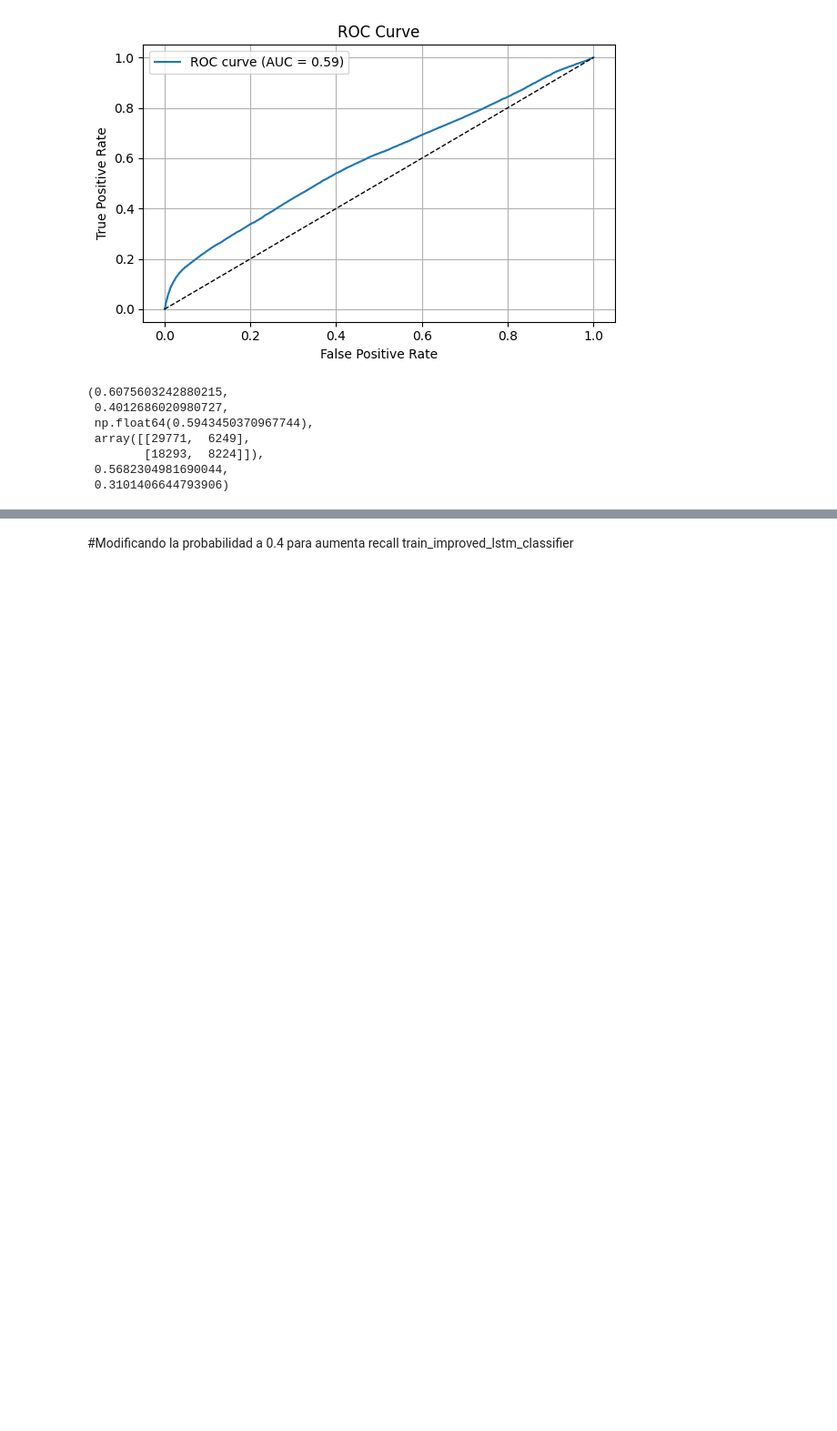
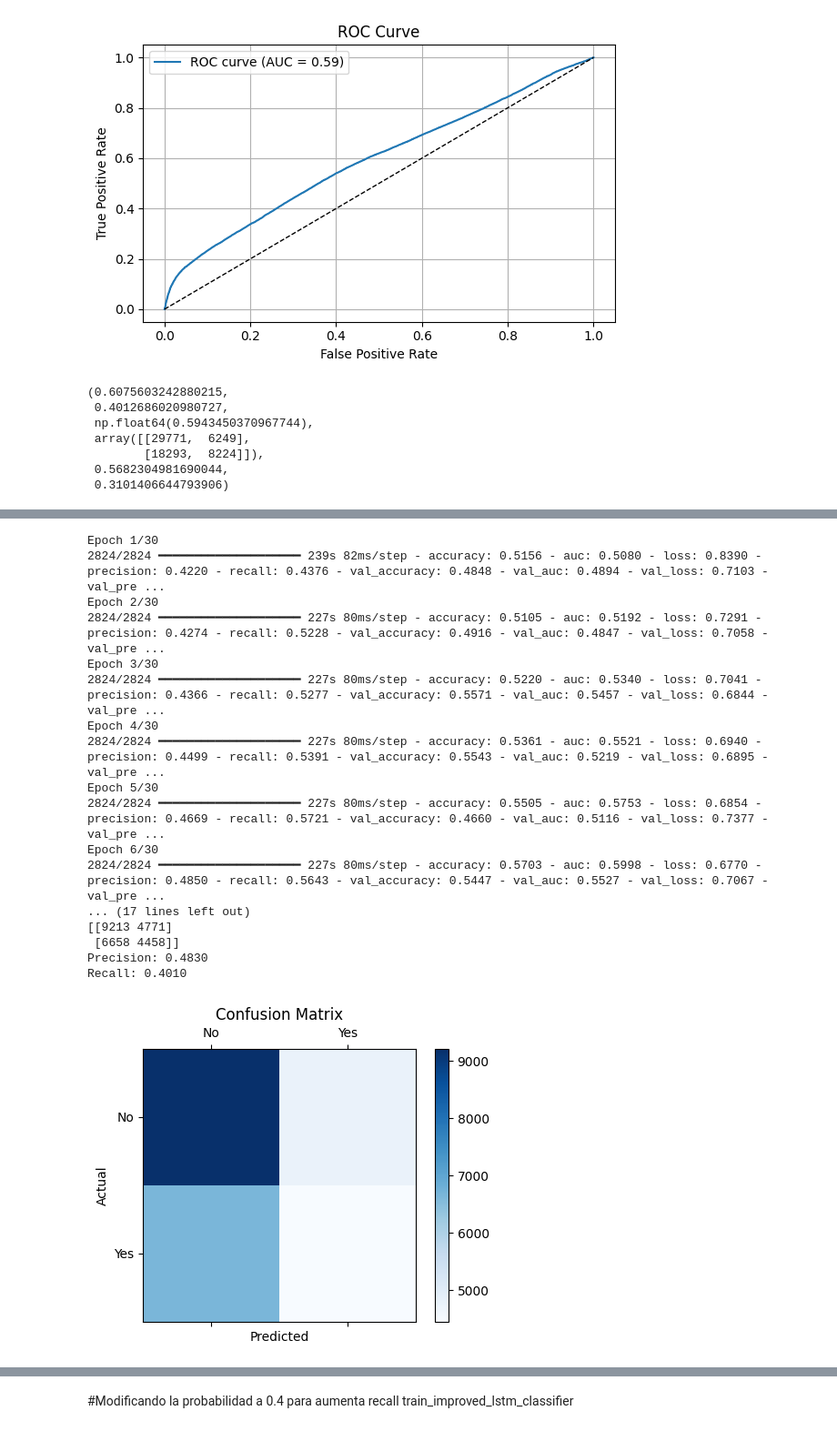
Before and after one commit to jorgegarciaotero/tfm_azureml, a Jupyter notebook: trainings/experimentacion_lstm_corregido.ipynb, the cells around one changed output, grey strips where cells are left out. Shown: that part at 91% size. Drawn from its saved outputs; the diff is of its cells as text; code cells hidden in the pictures; blank space fills up the shorter version.

```diff
--- a/trainings/experimentacion_lstm_corregido.ipynb
+++ b/trainings/experimentacion_lstm_corregido.ipynb
@@ -791,3 +865,62 @@ Recall: 0.3101
         [18293,  8224]]),
  0.5682304981690044,
  0.3101406644793906)
+# %%
+# Selección de top 20 símbolos con más histórico y sequence_length = 500
+top_symbols = (
+    df_full.groupby("symbol")
+    .size()
+    .sort_values(ascending=False)
+    .head(20)
+    .index
+)
+df_clean = df_full[df_full["symbol"].isin(top_symbols)].copy()
+df_clean = df_clean.sort_values(by=["symbol", "date"])
+
+
+# Limpieza con imputación
+df_clean = clean_columns(df_clean)
+
+# Preprocesado (sin imputar aquí)
+targets = ['target_3m', 'target_6m', 'target_1y']
+df_processed_minmax, scaler_minmax = prepare_data(
+    df_clean,
+    targets=targets
+)
+
+
+# Secuenciado correcto por símbolo
+target_column = 'target_6m'
+sequence_length = 500
+X_train, X_test, y_train, y_test = build_and_split_sequences_by_symbol(
+    df_processed_minmax,
+    target_column=target_column,
+    sequence_length=sequence_length,
+    test_size=0.2
+)
+
+# Pesos balanceados
+weights = class_weight.compute_class_weight(
+    class_weight='balanced',
+    classes=np.array([0, 1]),
+    y=y_train.flatten()
+)
+weight_dict = {0: weights[0], 1: weights[1]}
+
+# Entrenamiento
+model, X_test, y_test, y_prob, y_pred = train_improved_lstm_classifier(
+    X_train=X_train,
+    X_test=X_test,
+    y_train=y_train,
+    y_test=y_test,
+    sequence_length=sequence_length,
+    class_weight=weight_dict
+)
+
+# Evaluación
+model_evaluation(
+    y_test=pd.Series(y_test),
+    y_pred=pd.Series(y_pred),
+    y_prob=pd.Series(y_prob)
+)
+# %% [output]
@@ -793,0 +938,18 @@ Recall: 0.3101
+Epoch 1/30
+2824/2824 ━━━━━━━━━━━━━━━━━━━━ 239s 82ms/step - accuracy: 0.5156 - auc: 0.5080 - loss: 0.8390 - precision: 0.4220 - recall: 0.4376 - val_accuracy: 0.4848 - val_auc: 0.4894 - val_loss: 0.7103 - val_pre ...
+Epoch 2/30
+2824/2824 ━━━━━━━━━━━━━━━━━━━━ 227s 80ms/step - accuracy: 0.5105 - auc: 0.5192 - loss: 0.7291 - precision: 0.4274 - recall: 0.5228 - val_accuracy: 0.4916 - val_auc: 0.4847 - val_loss: 0.7058 - val_pre ...
+Epoch 3/30
+2824/2824 ━━━━━━━━━━━━━━━━━━━━ 227s 80ms/step - accuracy: 0.5220 - auc: 0.5340 - loss: 0.7041 - precision: 0.4366 - recall: 0.5277 - val_accuracy: 0.5571 - val_auc: 0.5457 - val_loss: 0.6844 - val_pre ...
+Epoch 4/30
+2824/2824 ━━━━━━━━━━━━━━━━━━━━ 227s 80ms/step - accuracy: 0.5361 - auc: 0.5521 - loss: 0.6940 - precision: 0.4499 - recall: 0.5391 - val_accuracy: 0.5543 - val_auc: 0.5219 - val_loss: 0.6895 - val_pre ...
+Epoch 5/30
+2824/2824 ━━━━━━━━━━━━━━━━━━━━ 227s 80ms/step - accuracy: 0.5505 - auc: 0.5753 - loss: 0.6854 - precision: 0.4669 - recall: 0.5721 - val_accuracy: 0.4660 - val_auc: 0.5116 - val_loss: 0.7377 - val_pre ...
+Epoch 6/30
+2824/2824 ━━━━━━━━━━━━━━━━━━━━ 227s 80ms/step - accuracy: 0.5703 - auc: 0.5998 - loss: 0.6770 - precision: 0.4850 - recall: 0.5643 - val_accuracy: 0.5447 - val_auc: 0.5527 - val_loss: 0.7067 - val_pre ...
+... (17 lines left out)
+[[9213 4771]
+ [6658 4458]]
+Precision: 0.4830
+Recall: 0.4010
+[figure, added]
```
Also changed, not shown: parts of 19 cells of this notebook, 1 other file.
